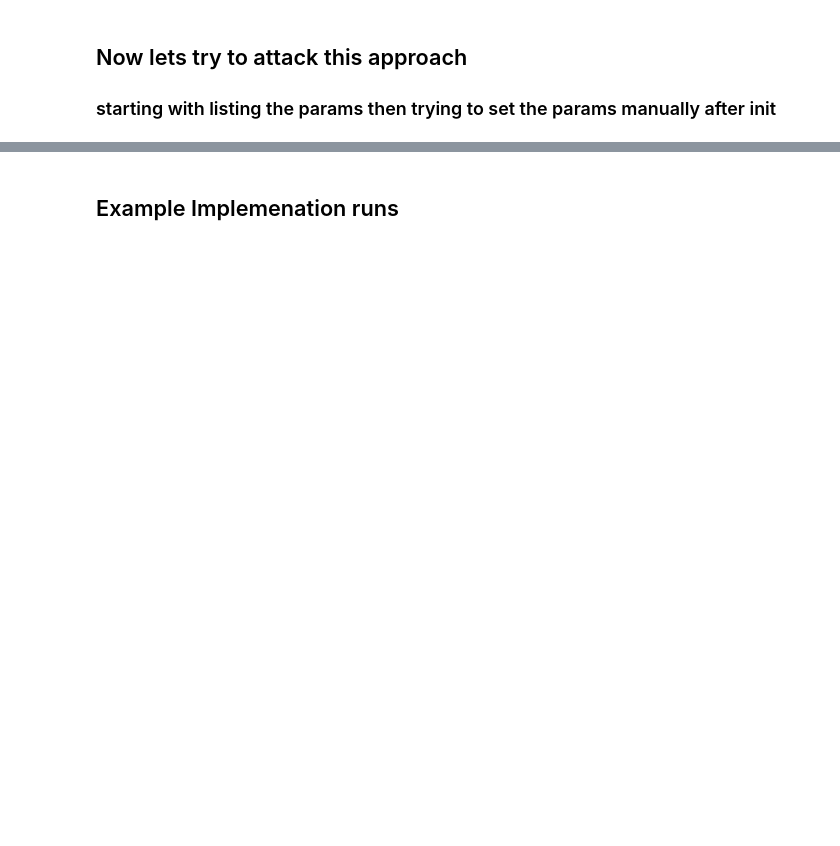
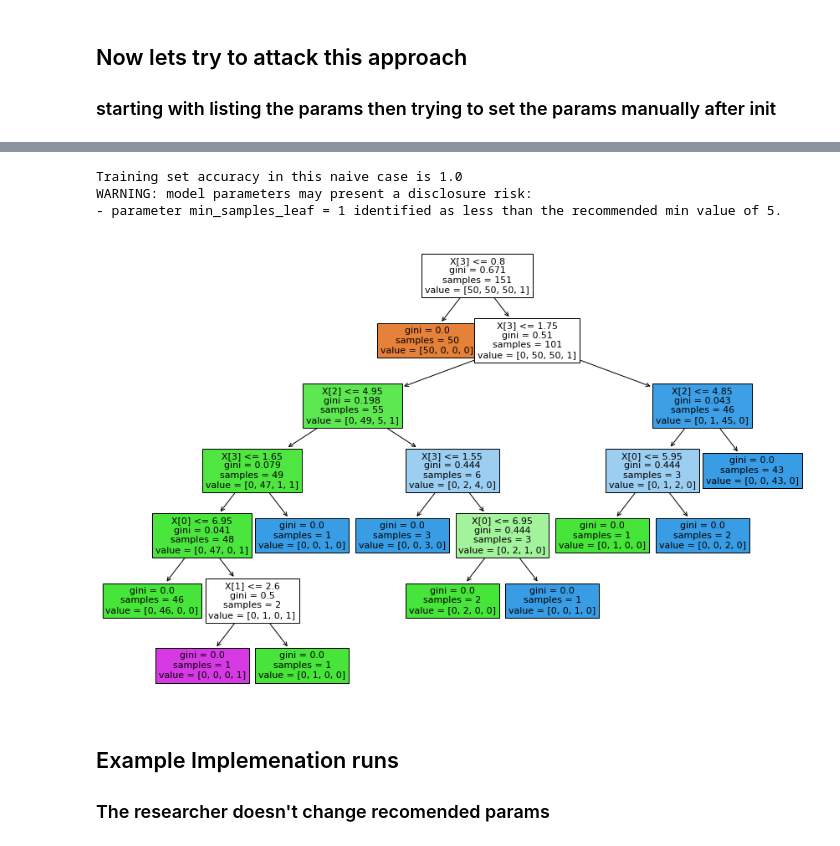
Before and after one commit to AI-SDC/SACRO-ML, a Jupyter notebook: examplenotebooks/example-notebook-decisiontree.ipynb, the cells around one changed output, grey strips where cells are left out. Drawn from its saved outputs; the diff is of its cells as text; code cells hidden in the pictures; blank space fills up the shorter version.

```diff
--- a/examplenotebooks/example-notebook-decisiontree.ipynb
+++ b/examplenotebooks/example-notebook-decisiontree.ipynb
@@ -156,14 +226,24 @@ print(safeDTModel.__dict__)
 # %%
 safeDTModel.min_samples_leaf = 1
 
 safeDTModel.fit(X, y)
 
 print(f"Training set accuracy in this naive case is {safeDTModel.score(X,y)}")
 
 fig, ax = plt.subplots(1, 1, figsize=(15, 10))
 output = plot_tree(safeDTModel, filled=True, ax=ax, fontsize=11)
+
+safeDTModel.save(name="testSave.pkl")
+safeDTModel.preliminary_check()
+safeDTModel.request_release("testSave.pkl")
+# %% [output]
+Training set accuracy in this naive case is 1.0
+WARNING: model parameters may present a disclosure risk:
+- parameter min_samples_leaf = 1 identified as less than the recommended min value of 5.
+[figure, added]
 # %% [markdown]
 ## Example Implemenation runs
+### The researcher doesn't change recomended params
 # %%
 # create and fit using recomended params
 print("***researcher doesn't change recomended params")
```
Also changed, not shown: parts of 32 cells of this notebook, 2 other files.
